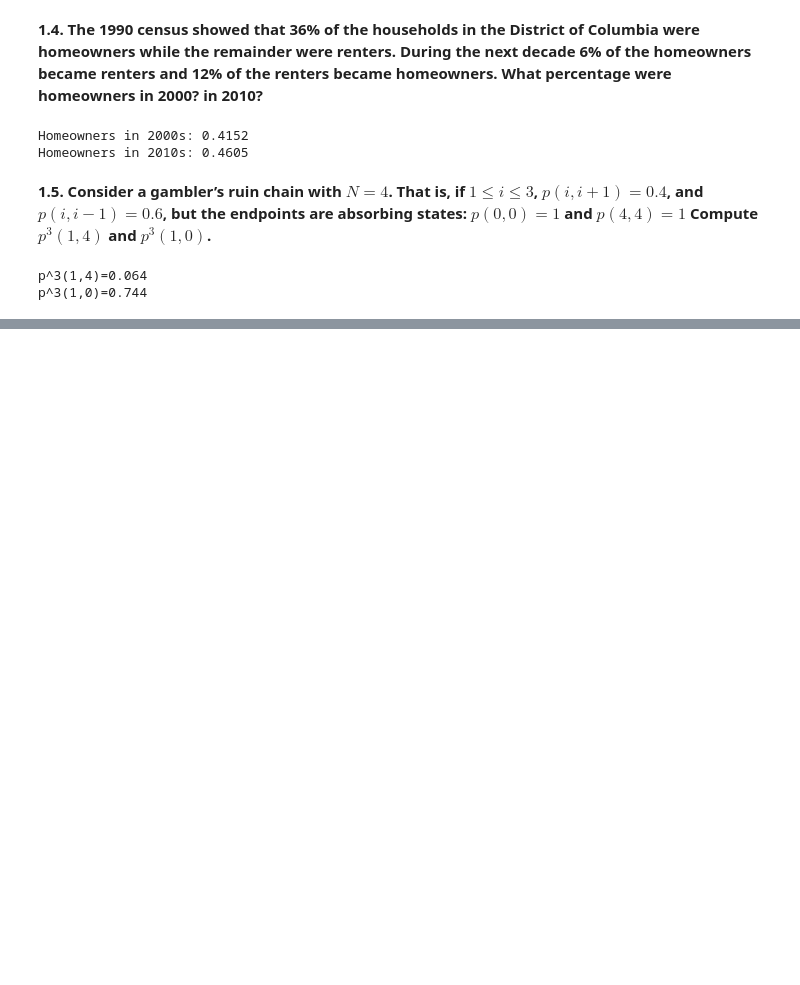
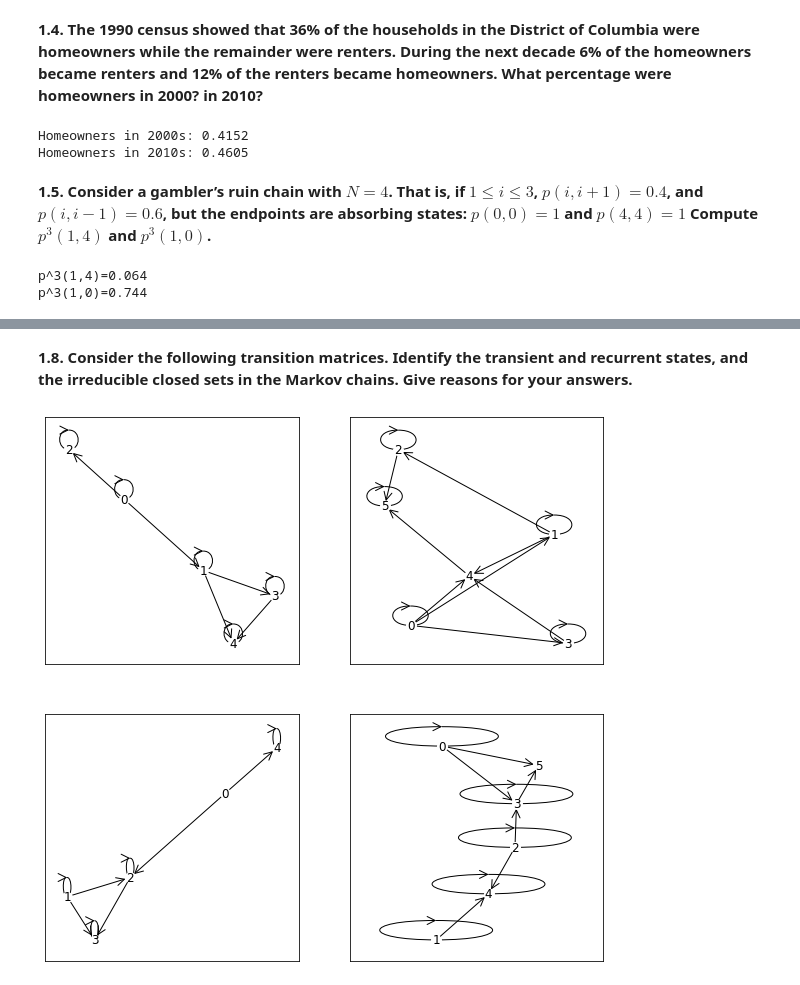
Before and after one commit to matejker/EssentialsOfStochasticProcesses, a Jupyter notebook: exercises/1_markov_chains/01_understanding_the_definitions.ipynb, the cells around one changed output, grey strips where cells are left out. Cells and saved outputs as stored; diff of their text form; code cells hidden in the pictures; blank space fills up the shorter version.

Commit message:
networkx, numpy to LaTex, markov chains

```diff
--- a/exercises/1_markov_chains/01_understanding_the_definitions.ipynb
+++ b/exercises/1_markov_chains/01_understanding_the_definitions.ipynb
@@ -77,0 +132,62 @@ p^3(1,0)=0.744
+# %% [markdown]
+**1.8. Consider the following transition matrices. Identify the transient and recurrent states, and the irreducible closed sets in the Markov chains. Give reasons for your answers.**
+# %%
+a = np.array([
+    [.4, .3, .3, 0, 0],
+    [0, .5, 0, .5, 0],
+    [.5, 0, .5, 0, 0],
+    [0, .5, 0, .5, 0],
+    [0, .3, 0, .3, .4]
+])
+
+b = np.array([
+    [.1, 0, 0, .4, .5, 0],
+    [.1, .2, .2, 0, .5, 0],
+    [0, .1, .3, 0, 0, .6],
+    [.1, 0, 0, .9, 0, 0],
+    [0, 0, 0, .4, 0, .6],
+    [0, 0, 0, 0, .5, .5]
+])
+
+c = np.array([
+    [0, 0, 0, 0, 1],
+    [0, .2, 0, .8, 0],
+    [.1, .2, .3, .4, 0],
+    [0, .6, 0, .4, 0],
+    [.3, 0, 0, 0, .7]
+])
+
+d = np.array([
+    [.8, 0, 0, .2, 0, 0],
+    [0, .5, 0, 0, .5, 0],
+    [0, 0, .3, .4, .3, 0],
+    [.1, 0, 0, .9, 0, 0],
+    [0, .2, 0, 0, .8, 0],
+    [.7, 0, 0, .3, 0, 0]
+])
+
+options = {
+    'node_color': 'white',
+    'node_size': 100,
+    'width': 1,
+    'arrowstyle': '->',
+    'arrowsize': 20,
+}
+
+graph_a = nx.from_numpy_matrix(a)
+graph_b = nx.from_numpy_matrix(b)
+graph_c = nx.from_numpy_matrix(c)
+graph_d = nx.from_numpy_matrix(d)
+
+plt.figure(figsize=(10, 10))
+plt.subplot(221)
+nx.draw_networkx(graph_a, arrows=True, **options)
+plt.subplot(222)
+nx.draw_networkx(graph_b, arrows=True, **options)
+plt.subplot(223)
+nx.draw_networkx(graph_c, arrows=True, **options)
+plt.subplot(224)
+nx.draw_networkx(graph_d, arrows=True, **options)
+plt.draw()
+# %% [output]
+[figure, added]
```
Also changed, not shown: parts of 9 cells of this notebook, 3 other files.
